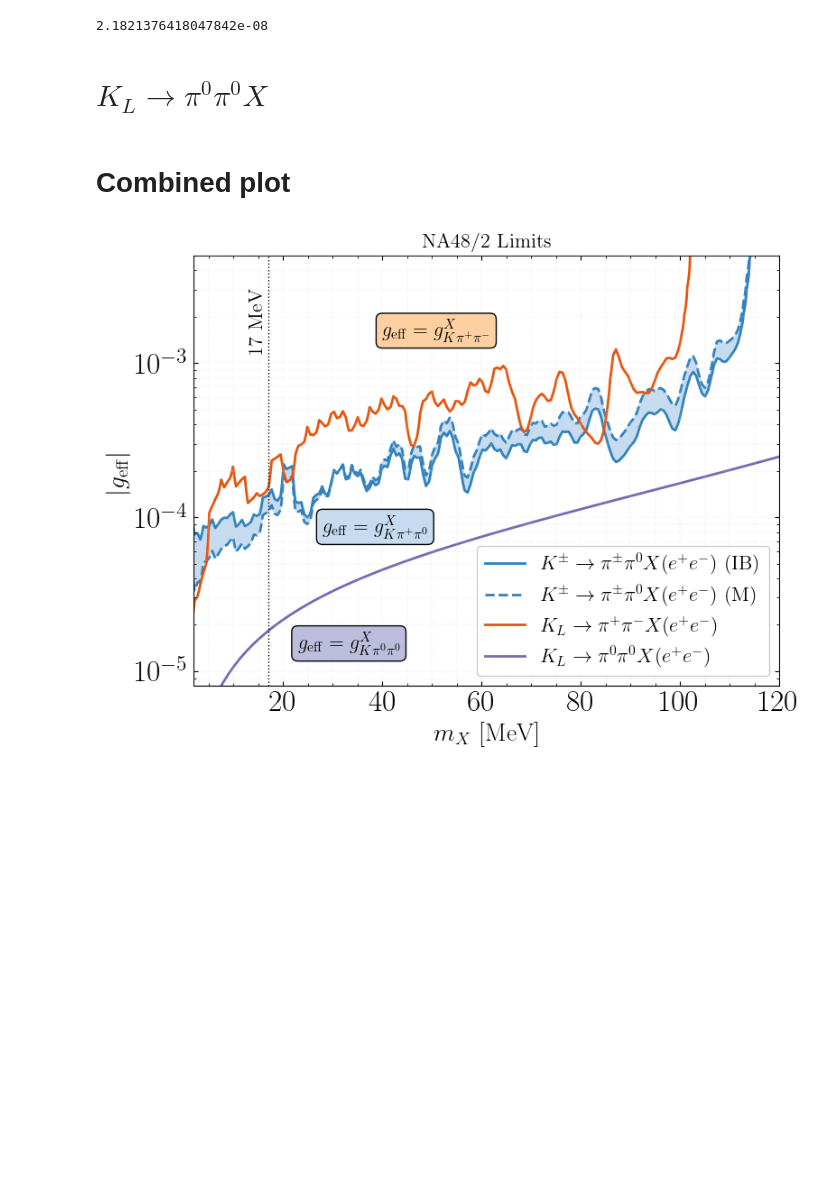
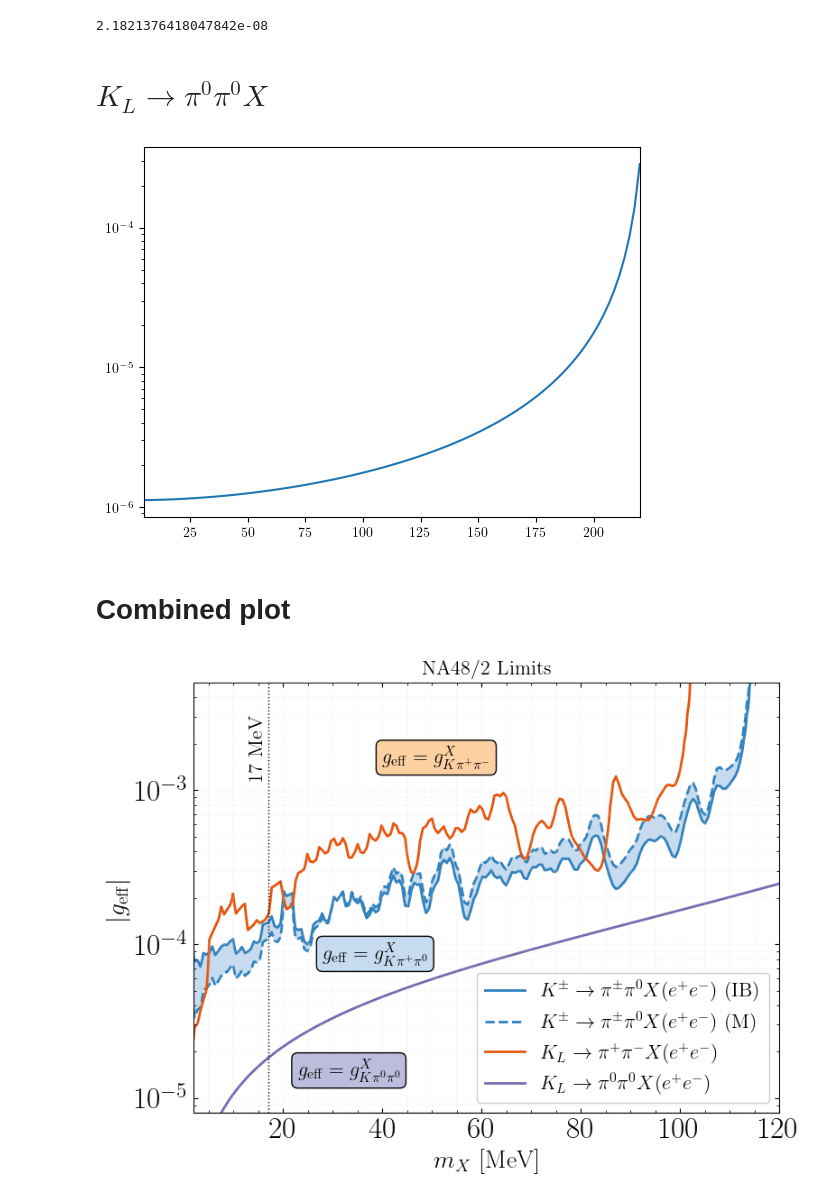
Before and after one commit to athompson-git/KaonPhysics, a Jupyter notebook: KtoX_param_space.ipynb, the cells around one changed output. Drawn from its saved outputs; the diff is of its cells as text; code cells hidden in the pictures; blank space fills up the shorter version.

```diff
--- a/KtoX_param_space.ipynb
+++ b/KtoX_param_space.ipynb
@@ -902,28 +904,35 @@ print(br)
 # %% [markdown]
 # $K_L \to \pi^0 \pi^0 X$
 # %%
-mtrx_KLpi0pi0 = KL_to_pi0_pi0_X(mX=17.0, coupling_combination=1.0)
+mtrx_KLpi0pi0 = KL_to_pi0_pi0_X(mX=17.0, gKpipiX=1.0)
 
 decay_KL_pi0pi0 = Decay3Body(mtrx_KLpi0pi0,
                             p=LorentzVector(M_KLONG, 0., 0., 0.),
                             n_samples=500000)
 
 KTeV_limit_KLpi0pi0ee_BR = 6.6e-9  # 90% CL
 
-test_masses = np.linspace(2.0, 120.0, 100)
+test_masses = np.linspace(2.0, 220.0, 100)
 coupling_limits = []
 
 for mX in test_masses:
     decay_KL_pi0pi0.set_masses(m3=mX)
     br = decay_KL_pi0pi0.total_width / KLONG_WIDTH
     coupling_limit = np.sqrt(KTeV_limit_KLpi0pi0ee_BR / br)
     coupling_limits.append(coupling_limit)
 
 coupling_limits_KL_pi0pi0 = np.array(coupling_limits)
 
 # output limits to textfile
 out_array = np.array([test_masses, coupling_limits_KL_pi0pi0]).transpose()
 np.savetxt("limits/KTeV_KL_pi0pi0_X_limits.txt", out_array)
+
+plt.plot(test_masses, coupling_limits_KL_pi0pi0/test_masses)
+plt.xlim((5, 220))
+plt.yscale('log')
+plt.show()
+# %% [output]
+[figure, added]
 # %% [markdown]
 # Combined plot
 # %%
```
Also changed, not shown: parts of 6 cells of this notebook.
